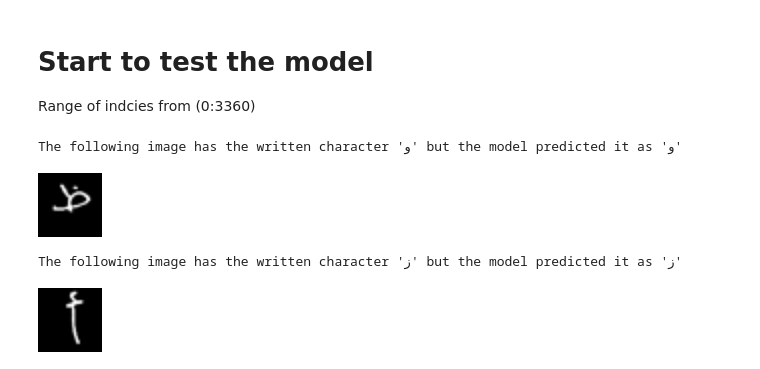
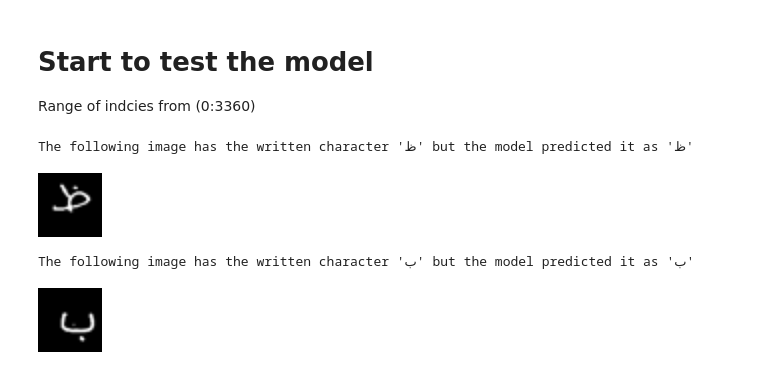
Before and after one commit to paulaehab/Arabic-handwriting-character-recognition, a Jupyter notebook: train_test_notebook.ipynb, the cells around one changed output. Cells and saved outputs as stored; diff of their text form; code cells hidden in the pictures.

Commit message:
Modify some thing in testing functions

```diff
--- a/train_test_notebook.ipynb
+++ b/train_test_notebook.ipynb
@@ -284,6 +284,8 @@ def get_non_zero_index_from_one_hot_encoding(one_hot_encoding):
 def convert_categorical_label_to_real_label(categorical_label):
   #intial empty list
   real_labels = []
+  real_labels.extend([x for x in range(10)])
+
   # Add the Arbaic letters into a list
   real_labels.extend(['أ', 'ب', 'ت', 'ث', 'ج', 'ح', 'خ', 'د', 'ذ', 'ر', 'ز', 'س', 'ش', 'ص', 'ض', 'ط', 'ظ', 'ع', 'غ', 'ف', 'ق', 'ك', 'ل', 'م', 'ن', 'ه', 'و', 'ى'])
   return real_labels[categorical_label]
@@ -314,14 +316,14 @@ Range of indcies from (0:3360)
 # %%
 sample_index = 200
 show_example(sample_index)
-convert_pixels_to_image(testing_letters.loc[sample_index ], True)
+convert_pixels_to_image(testing_letters.loc[sample_index], True)
 # %% [output]
-The following image has the written character 'و' but the model predicted it as 'و'
+The following image has the written character 'ظ' but the model predicted it as 'ظ'
 [figure]
 # %%
-sample_index = 1
+sample_index = 3
 show_example(sample_index)
 convert_pixels_to_image(testing_letters.loc[sample_index ], True)
 # %% [output]
-The following image has the written character 'ز' but the model predicted it as 'ز'
+The following image has the written character 'ب' but the model predicted it as 'ب'
-[figure, old version]
+[figure, new version]
```
